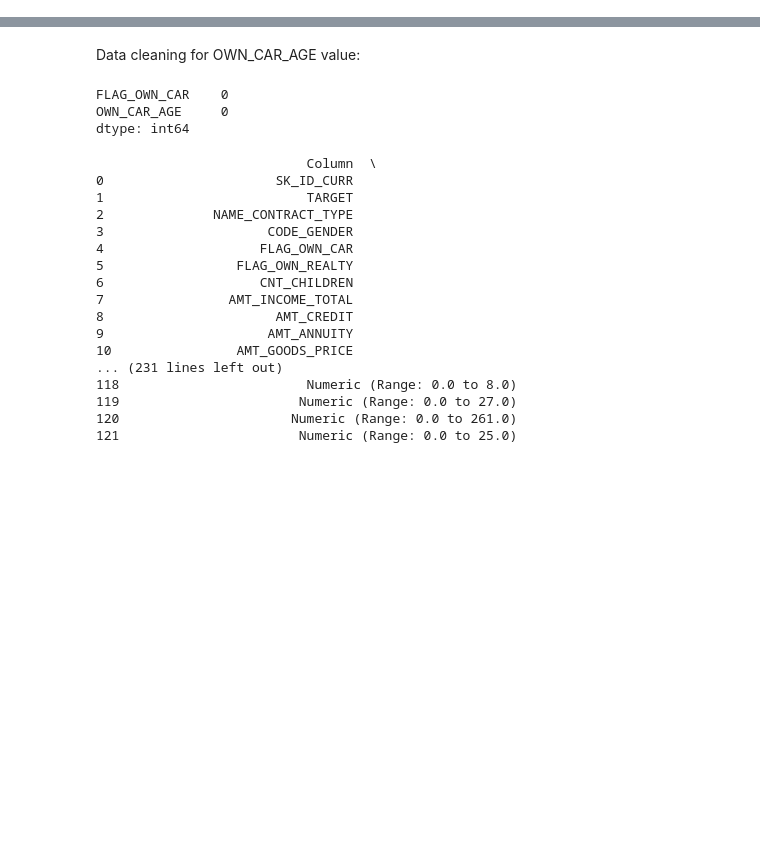
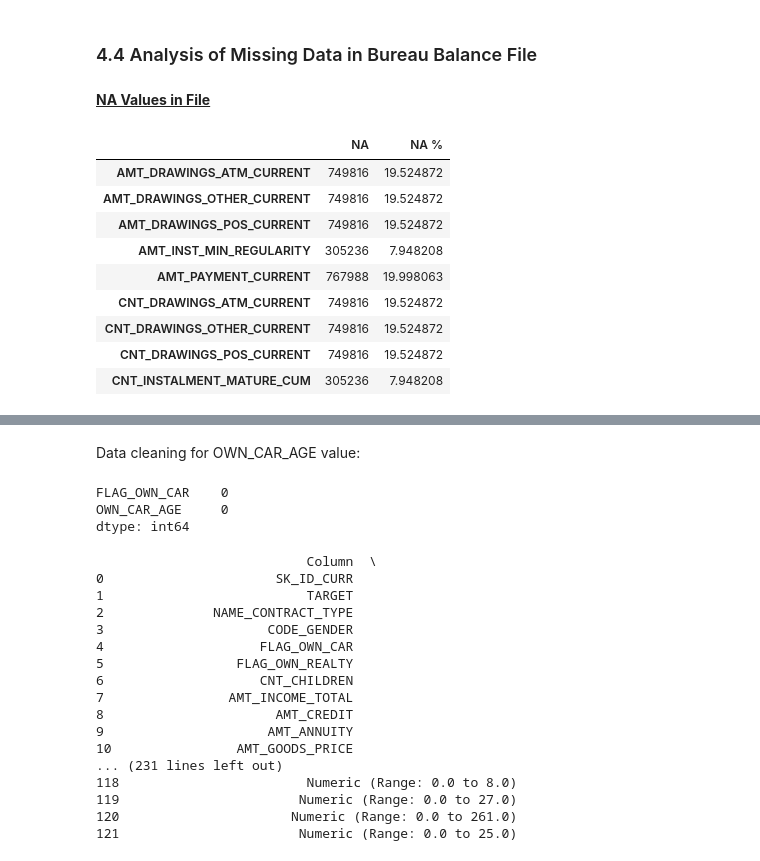
Before and after one commit to mattjohnescu/Practice-Capstone-Project, a Jupyter notebook: EDA Notebook.ipynb, the cells around one changed output, grey strips where cells are left out. Drawn from its saved outputs; the diff is of its cells as text; code cells hidden in the pictures; blank space fills up the shorter version.

```diff
--- a/EDA Notebook.ipynb
+++ b/EDA Notebook.ipynb
@@ -387,0 +910,34 @@ All of these variables are related to housing characteristics and may have missi
+# %% [markdown]
+### 4.4 Analysis of Missing Data in Bureau Balance File
+# %% [markdown]
+**<u> NA Values in File </u>**
+# %%
+# Calculate the missing values (NA) and NA %
+na_counts = credit_card_balance_df.isna().sum()
+na_percentage = (credit_card_balance_df.isna().mean() * 100)
+
+# Combine the results into a DataFrame
+na_summary_df_credit_card_balance = pd.DataFrame({
+    'NA': na_counts,
+    'NA %': na_percentage
+})
+
+# Filter to show only columns where NA > 0
+na_summary_df_credit_card_balance_filtered = na_summary_df_credit_card_balance[na_summary_df_credit_card_balance['NA'] > 0]
+
+# Set Pandas to display all rows
+pd.set_option('display.max_rows', None)
+
+# Display the filtered DataFrame
+na_summary_df_credit_card_balance_filtered
+# %% [output]
+|  | NA | NA % |
+| AMT_DRAWINGS_ATM_CURRENT | 749816 | 19.524872 |
+| AMT_DRAWINGS_OTHER_CURRENT | 749816 | 19.524872 |
+| AMT_DRAWINGS_POS_CURRENT | 749816 | 19.524872 |
+| AMT_INST_MIN_REGULARITY | 305236 | 7.948208 |
+| AMT_PAYMENT_CURRENT | 767988 | 19.998063 |
+| CNT_DRAWINGS_ATM_CURRENT | 749816 | 19.524872 |
+| CNT_DRAWINGS_OTHER_CURRENT | 749816 | 19.524872 |
+| CNT_DRAWINGS_POS_CURRENT | 749816 | 19.524872 |
+| CNT_INSTALMENT_MATURE_CUM | 305236 | 7.948208 |
```
Also changed, not shown: parts of 148 cells of this notebook.
